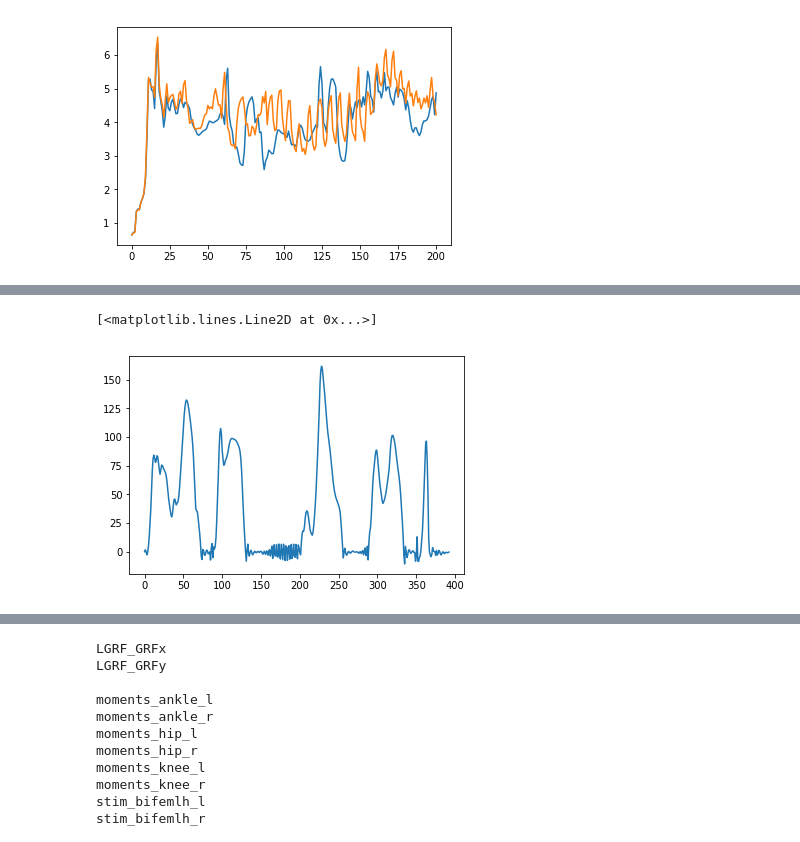
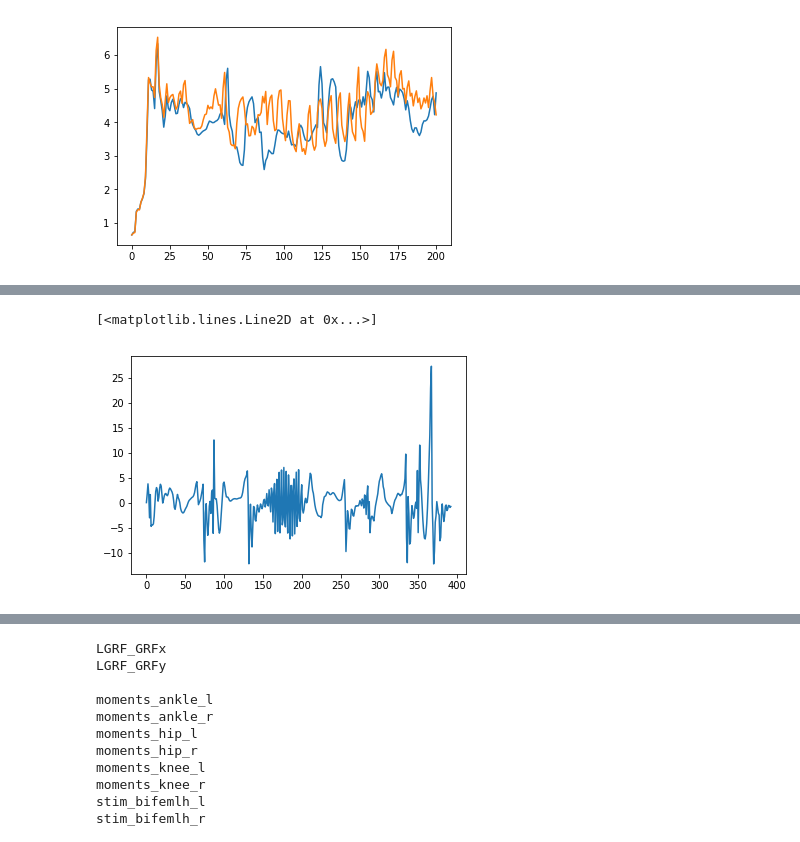
Before and after one commit to Polymere/biorob-semesterproject, a Jupyter notebook: src/data_analysis/tests.ipynb, the cells around one changed output, grey strips where cells are left out. Drawn from its saved outputs; the diff is of its cells as text; code cells hidden in the pictures.

```diff
--- a/src/data_analysis/tests.ipynb
+++ b/src/data_analysis/tests.ipynb
@@ -35,8 +42,8 @@ TypeError: 'method' object is not subscriptable
 # %%
-plt.plot(data_in.moments_ankle_l)
+plt.plot(data_in.velocities_ankle_l)
 # %% [output]
 [<matplotlib.lines.Line2D at 0x...>]
-[figure, old version]
+[figure, new version]
 # %%
 #print(data_in.columns)
 # %% [output]
```
Also changed, not shown: parts of 4 cells of this notebook.
